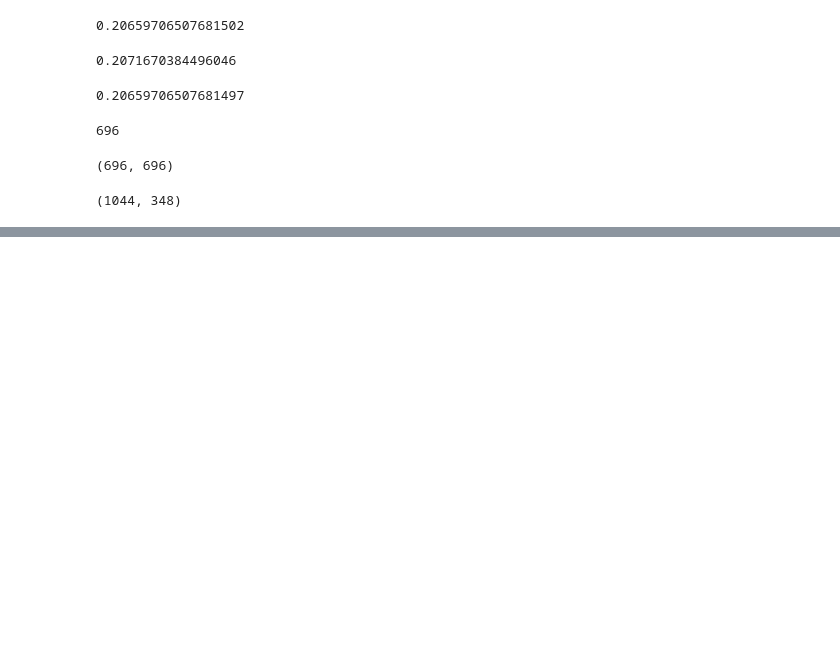
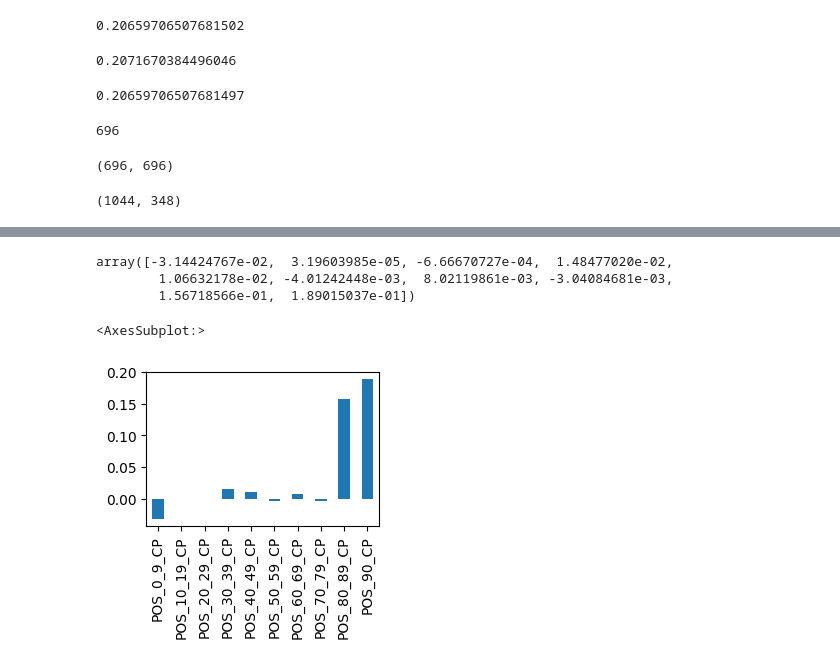
Before and after one commit to cs320-wisc/f22, a Jupyter notebook: lec/29-regression1/lec2.ipynb, the cells around one changed output, grey strips where cells are left out. Cells and saved outputs as stored; diff of their text form; code cells hidden in the pictures; blank space fills up the shorter version.

```diff
--- a/lec/29-regression1/lec2.ipynb
+++ b/lec/29-regression1/lec2.ipynb
@@ -262,2 +262,12 @@ model.score(test[xcols], test[ycol])
 # %%
 # How can we interpret what features the model is relying on?
+model.coef_
+# %% [output]
+array([-3.14424767e-02,  3.19603985e-05, -6.66670727e-04,  1.48477020e-02,
+        1.06632178e-02, -4.01242448e-03,  8.02119861e-03, -3.04084681e-03,
+        1.56718566e-01,  1.89015037e-01])
+# %%
+pd.Series(model.coef_, index=xcols).plot.bar(figsize=(3,2))
+# %% [output]
+<AxesSubplot:>
+[figure, added]
```
Also changed, not shown: parts of 6 cells of this notebook, 3 other files.
